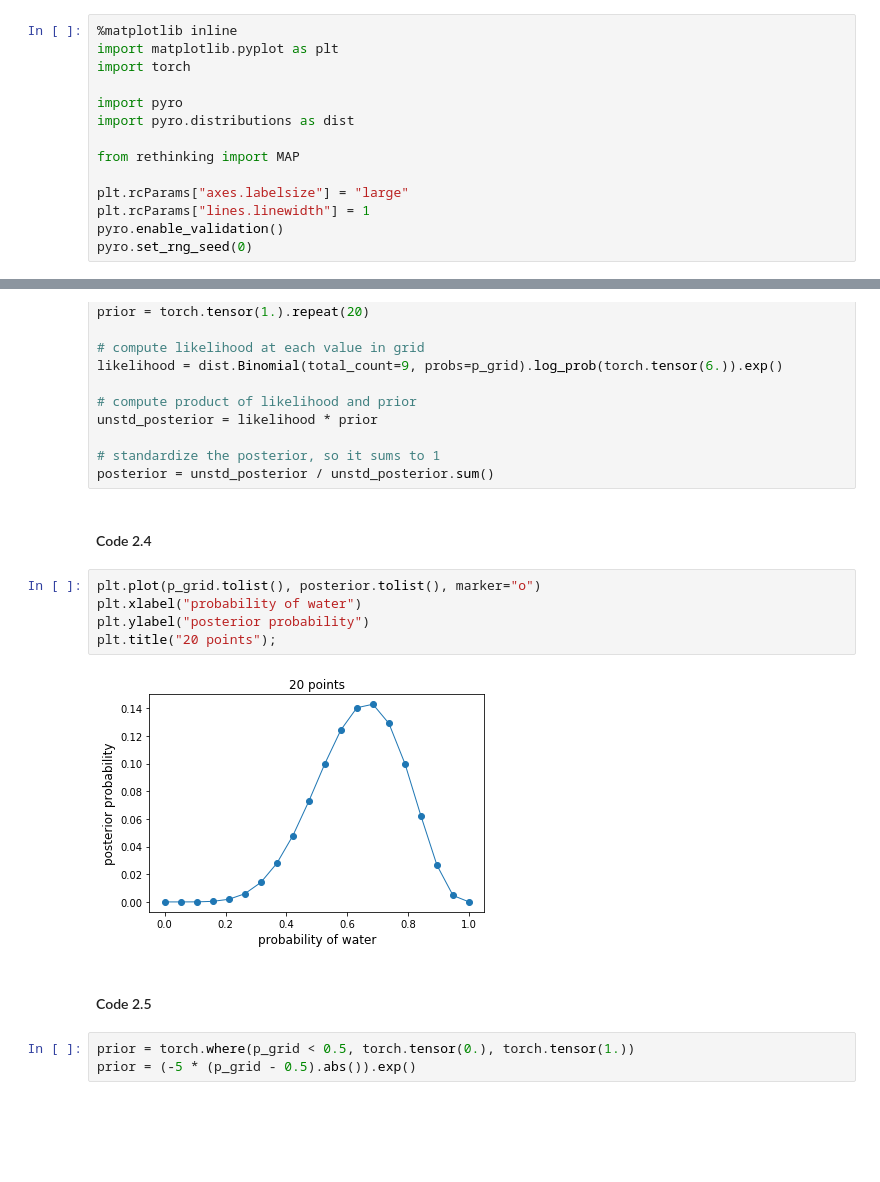
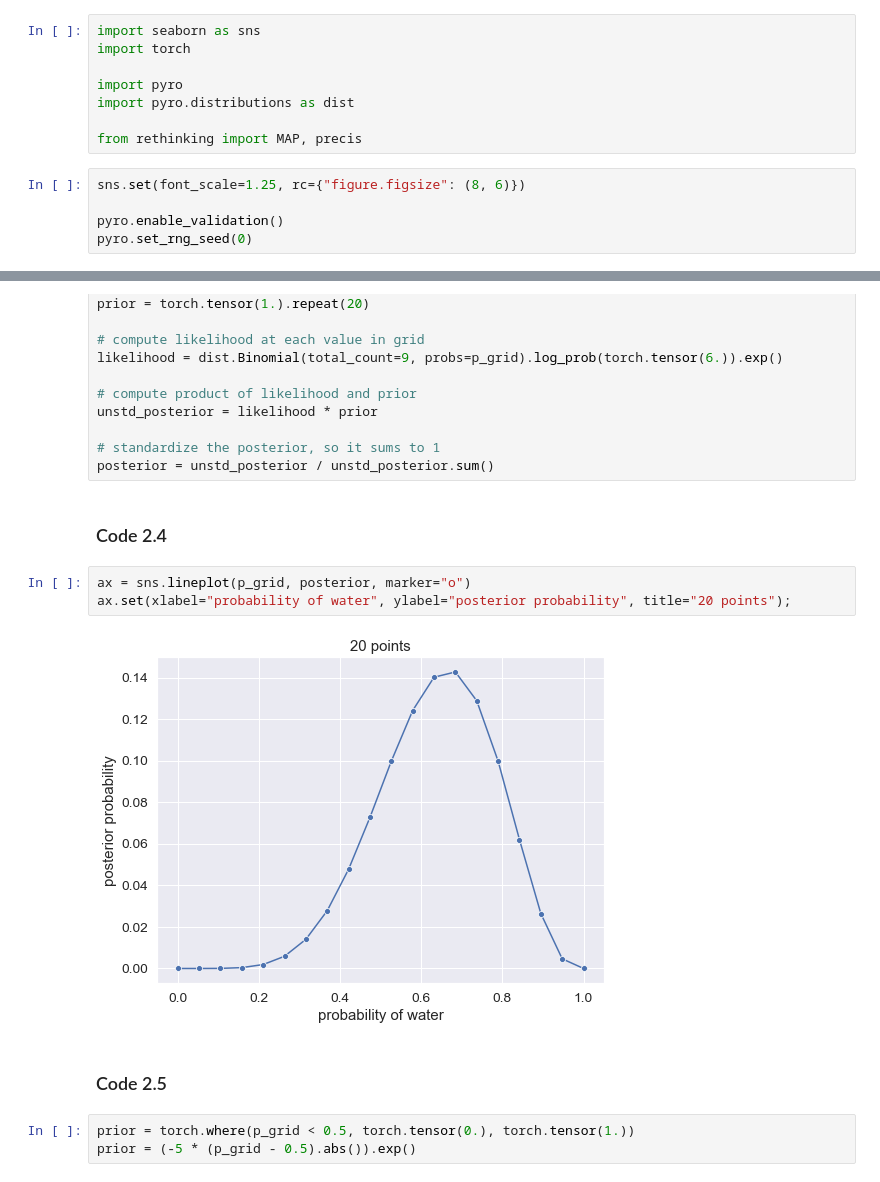
Before and after one commit to fehiepsi/rethinking-pyro, a Jupyter notebook: notebooks/02_small_worlds_and_large_worlds.ipynb, the cells around one changed output, grey strips where cells are left out. Drawn from its saved outputs; the diff is of its cells as text; blank space fills up the shorter version.

```diff
--- a/notebooks/02_small_worlds_and_large_worlds.ipynb
+++ b/notebooks/02_small_worlds_and_large_worlds.ipynb
@@ -13,15 +3,14 @@
 # %%
-%matplotlib inline
-import matplotlib.pyplot as plt
+import seaborn as sns
 import torch
 
 import pyro
 import pyro.distributions as dist
 
-from rethinking import MAP
-
-plt.rcParams["axes.labelsize"] = "large"
-plt.rcParams["lines.linewidth"] = 1
-pyro.enable_validation()
-pyro.set_rng_seed(0)
+from rethinking import MAP, precis
+# %%
+sns.set(font_scale=1.25, rc={"figure.figsize": (8, 6)})
+
+pyro.enable_validation()
+pyro.set_rng_seed(0)
 # %% [markdown]
@@ -55,16 +44,14 @@ unstd_posterior = likelihood * prior
 # standardize the posterior, so it sums to 1
 posterior = unstd_posterior / unstd_posterior.sum()
 # %% [markdown]
-#### Code 2.4
+### Code 2.4
 # %%
-plt.plot(p_grid.tolist(), posterior.tolist(), marker="o")
-plt.xlabel("probability of water")
-plt.ylabel("posterior probability")
-plt.title("20 points");
+ax = sns.lineplot(p_grid, posterior, marker="o")
+ax.set(xlabel="probability of water", ylabel="posterior probability", title="20 points");
 # %% [output]
-[figure, old version]
+[figure, new version]
 # %% [markdown]
-#### Code 2.5
+### Code 2.5
 # %%
 prior = torch.where(p_grid < 0.5, torch.tensor(0.), torch.tensor(1.))
 prior = (-5 * (p_grid - 0.5).abs()).exp()
```
Also changed, not shown: parts of 11 cells of this notebook, 8 other files.
